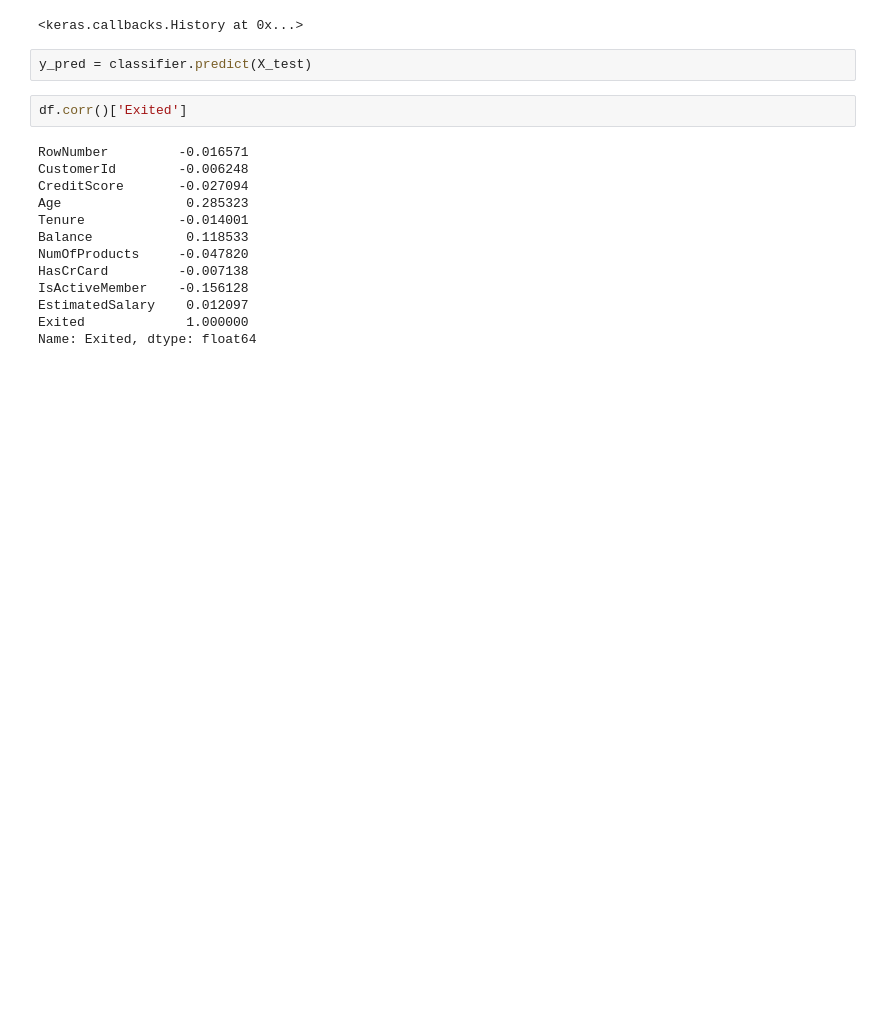
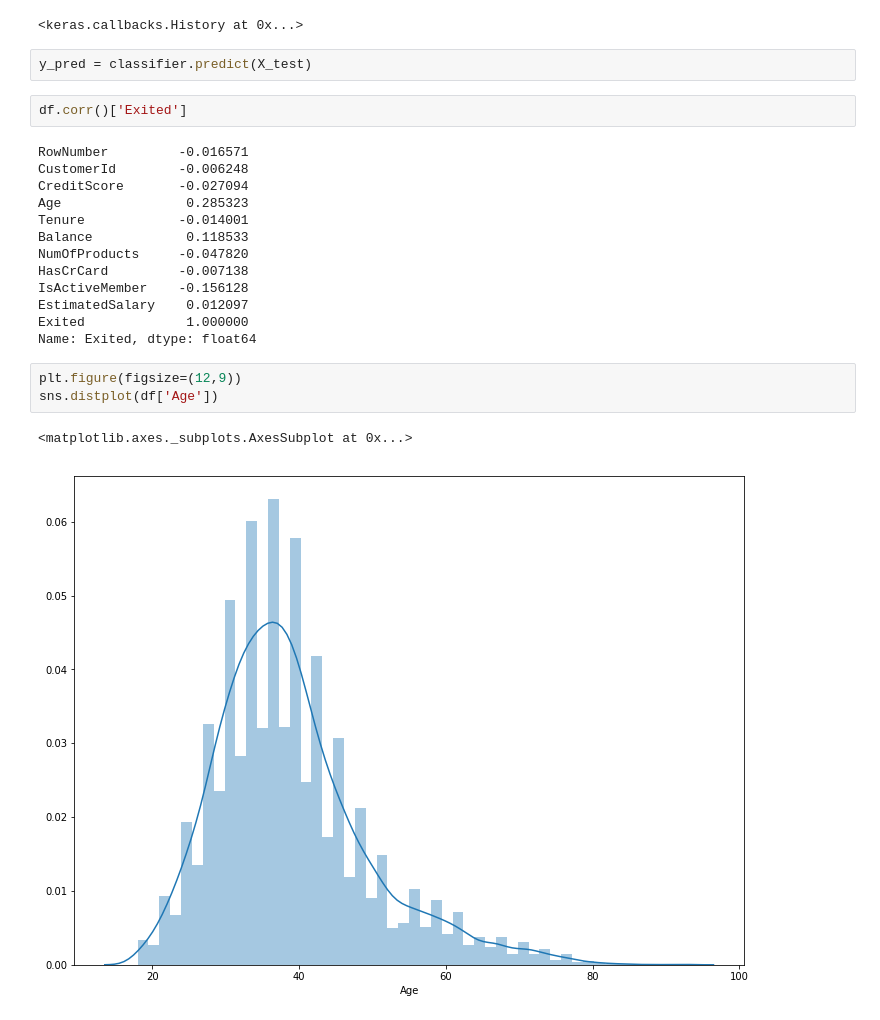
Before and after one commit to Rajathbharadwaj/Deep_Learning_A_Z, a Jupyter notebook: Volume 1 - Supervised Deep Learning/Part 1 - Artificial Neural Networks (ANN)/Section 4 - Building an ANN/Artificial_Neural_Networks/Untitled.ipynb, the cells around one changed output. Cells and saved outputs as stored; diff of their text form; blank space fills up the shorter version.

```diff
--- a/Volume 1 - Supervised Deep Learning/Part 1 - Artificial Neural Networks (ANN)/Section 4 - Building an ANN/Artificial_Neural_Networks/Untitled.ipynb
+++ b/Volume 1 - Supervised Deep Learning/Part 1 - Artificial Neural Networks (ANN)/Section 4 - Building an ANN/Artificial_Neural_Networks/Untitled.ipynb
@@ -165,3 +166,9 @@ IsActiveMember    -0.156128
 EstimatedSalary    0.012097
 Exited             1.000000
 Name: Exited, dtype: float64
+# %%
+plt.figure(figsize=(12,9))
+sns.distplot(df['Age'])
+# %% [output]
+<matplotlib.axes._subplots.AxesSubplot at 0x...>
+[figure, added]
```
Also changed, not shown: parts of 7 cells of this notebook.
